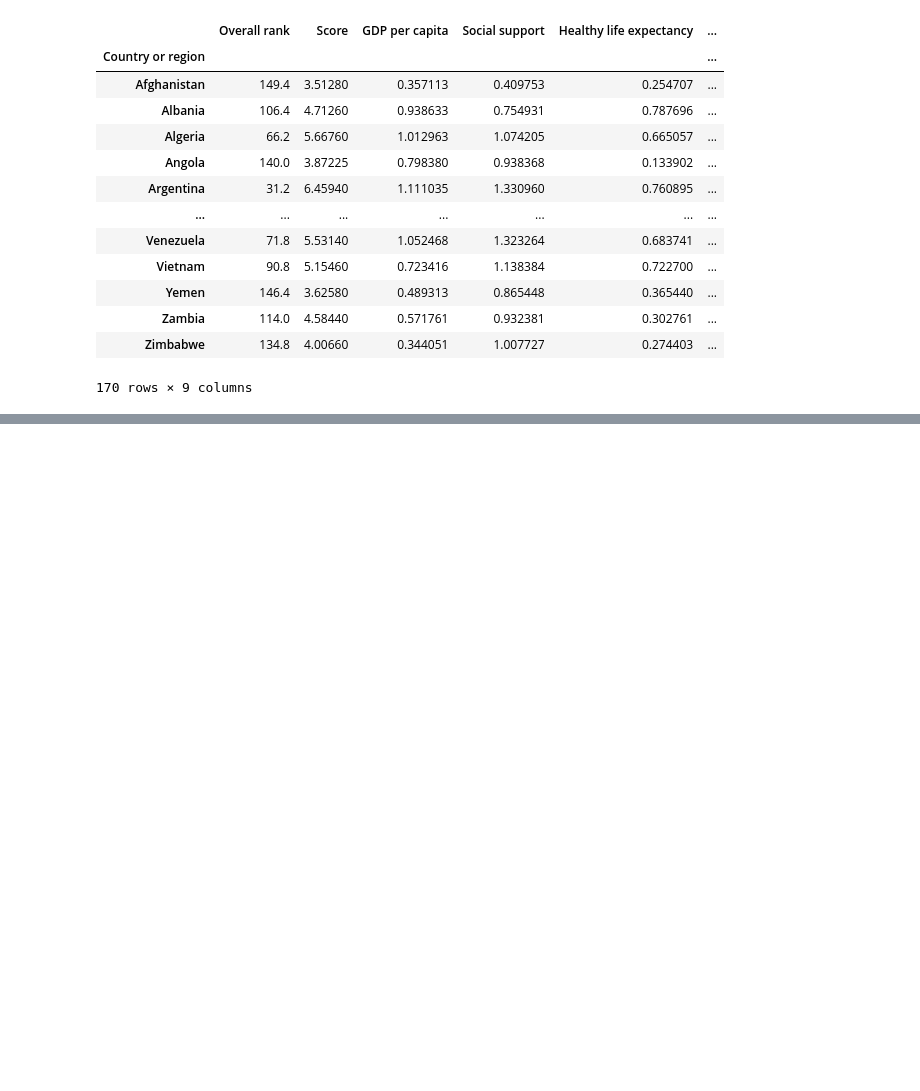
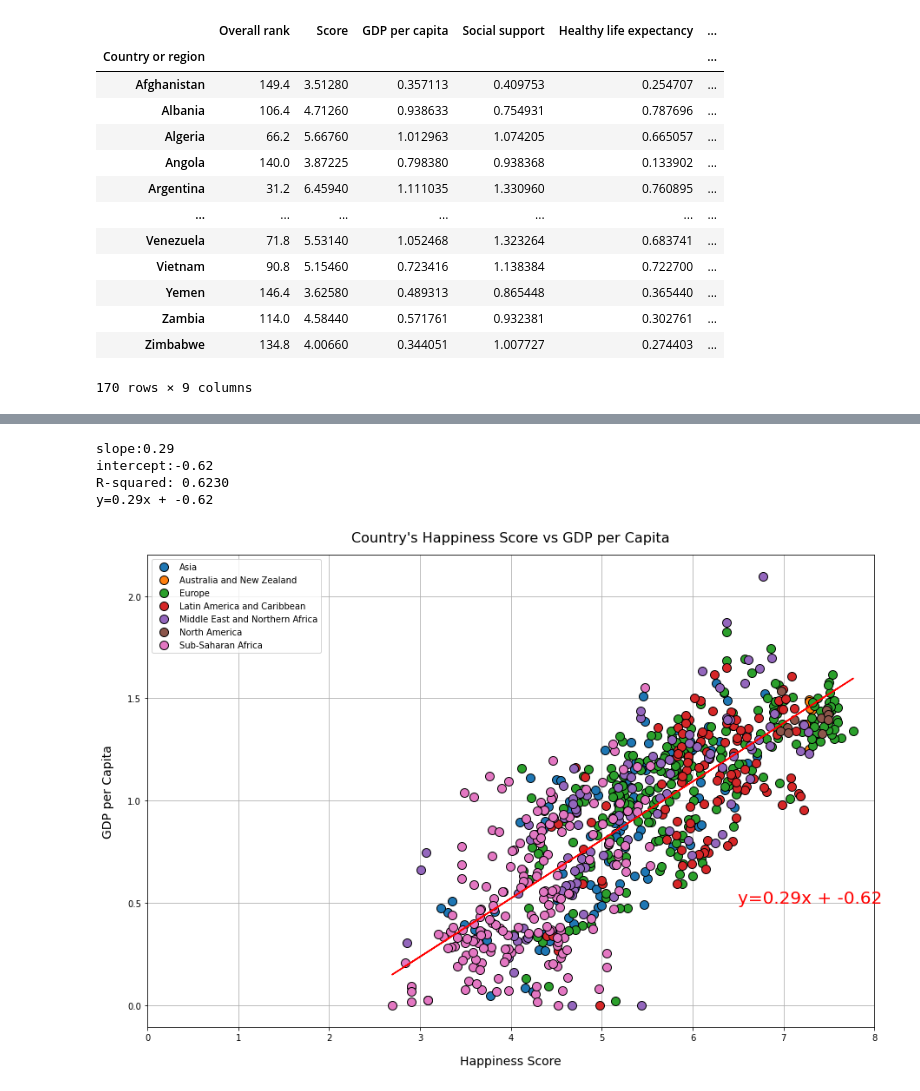
Before and after one commit to kylejamar06/HapPyWorld, a Jupyter notebook: Happy.ipynb, the cells around one changed output, grey strips where cells are left out. Cells and saved outputs as stored; diff of their text form; code cells hidden in the pictures; blank space fills up the shorter version.

Commit message:
average graphs addition

```diff
--- a/Happy.ipynb
+++ b/Happy.ipynb
@@ -14,7 +17,7 @@ csvpath_2016 = os.path.join('Resources', '2016.csv')
 csvpath_2017 = os.path.join('Resources', '2017.csv')
 csvpath_2018 = os.path.join('Resources', '2018.csv')
 csvpath_2019 = os.path.join('Resources', '2019.csv')
-
+just_regions = pd.read_csv('happy_regions.csv')
 csv_2015 = pd.read_csv(csvpath_2015)
 csv_2015.head()
 # %% [output]
@@ -191,3 +201,7 @@ csv_4me.mean()
 | Zambia | 114.0 | 4.58440 | 0.571761 | 0.932381 | 0.302761 | ... |
 | Zimbabwe | 134.8 | 4.00660 | 0.344051 | 1.007727 | 0.274403 | ... |
 170 rows × 9 columns
+# %%
+regions = just_regions["Region"]
+csv_4avg = csv_years_combined.join(regions)
+csv_4avg
@@ -193,0 +222,72 @@ csv_4me.mean()
+# %%
+#scatter plot away!
+
+#scatter plot: happiness score vs GDP per capita
+
+#establish x and y values
+x_values = csv_4avg["Score"]
+y_values = csv_4avg["GDP per capita"]
+
+#make df with all the vlaues I want to incorporate
+country = csv_4avg["Country or region"]
+region = csv_4avg["Region"]
+
+#make dict for df
+happy_dict={"Country": country,
+                "Region": region,
+                "X Values": x_values,
+                "Y Values": y_values}
+
+#make dict into df
+happy_df = pd.DataFrame(happy_dict)
+
+#groupby for better organization so we can plt
+group_region =happy_df.groupby("Region")
+
+#format size of figure before plotting
+plt.figure(figsize=(15,10))
+
+#creat "for...in" that tells plt.plot to categorize plots by region and plot with colors
+for index, group in group_region:
+    plt.plot(group["X Values"], group["Y Values"], marker="o", linestyle="", label=index, markersize=10, markeredgecolor="black")
+
+    #create legend and add grid
+    plt.legend()
+    plt.grid()
+
+
+#labels
+plt.xlabel("Happiness Score", labelpad=15, fontsize=14)
+plt.ylabel("GDP per Capita", labelpad=15, fontsize=14)
+plt.title("Country's Happiness Score vs GDP per Capita", pad=15, fontsize=16)
+
+#limits
+plt.xlim(0,8)
+
+
+#linear regression
+#use linregress from dependencies to inplement linear regression
+(slope, intercept, rvalue, pvalue, stderr) = linregress(x_values, y_values)
+regress_values = x_values * slope + intercept
+
+#print out all variables calculated above (rvalue, pvalue...)
+print(f"slope:{round(slope, 2)}")
+print(f"intercept:{round(intercept,2)}")
+res = sts.linregress(x_values, y_values)
+print(f"R-squared: {res.rvalue**2:.4f}")
+
+#print out line eq for reference
+line_eq = (f"y={round(slope, 2)}x + {round(intercept, 2)}")
+print(line_eq)
+
+#plot out line and then solve for y=mx +b
+plt.plot(x_values, regress_values, "r-")
+plt.annotate(line_eq,(6.5, 0.5), fontsize =20, color = "red")
+plt.savefig("happy_v_gdp.jpg")
+plt.show()
+# %% [output]
+slope:0.29
+intercept:-0.62
+R-squared: 0.6230
+y=0.29x + -0.62
+[figure, added]
```
Also changed, not shown: parts of 9 cells of this notebook, 9 other files.
